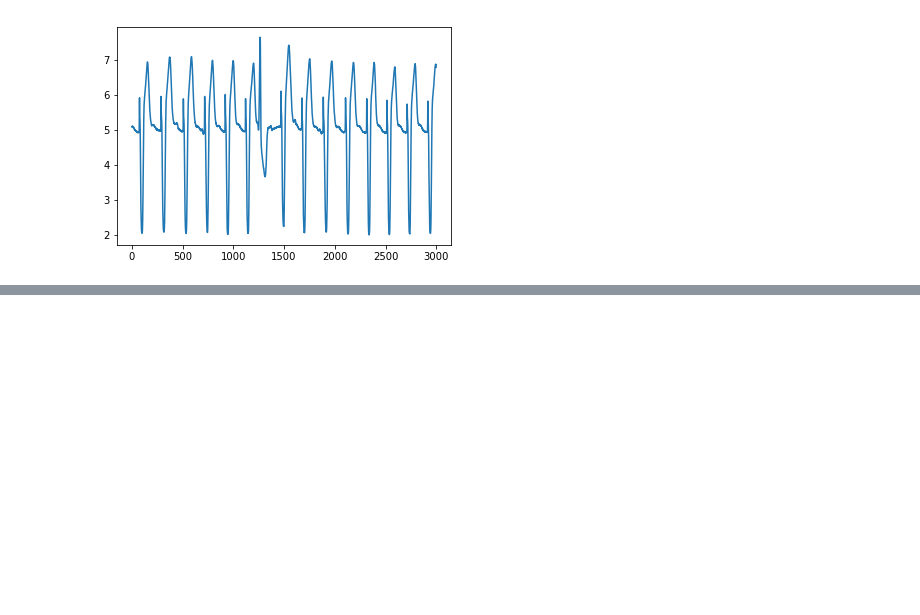
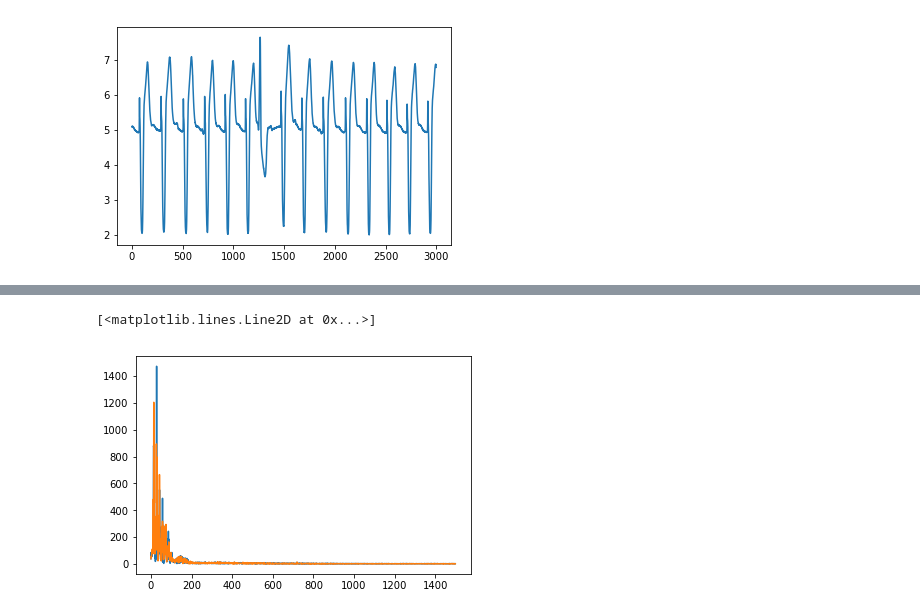
Before and after one commit to natsutan/study_ml, a Jupyter notebook: IADML/chap7/近傍法.ipynb, the cells around one changed output, grey strips where cells are left out. Drawn from its saved outputs; the diff is of its cells as text; code cells hidden in the pictures; blank space fills up the shorter version.

```diff
--- a/IADML/chap7/近傍法.ipynb
+++ b/IADML/chap7/近傍法.ipynb
@@ -47,0 +64,7 @@ array([[ 2.1  ,  2.135,  2.19 , ...,  5.165,  5.15 ,  5.15 ],
+# %%
+# 低周波成分を除去して、絶対値を取って、折り返しを無くして見やすく
+plt.plot(abs(normal_spec[1:1500]))
+plt.plot(abs(anomaly_spec[1:1500]))
+# %% [output]
+[<matplotlib.lines.Line2D at 0x...>]
+[figure, added]
```
Also changed, not shown: parts of 8 cells of this notebook.
